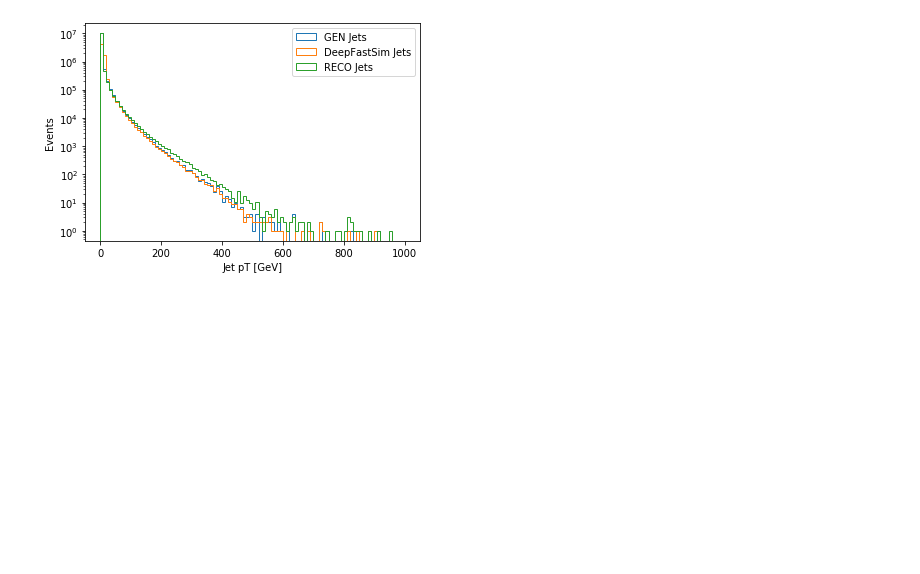
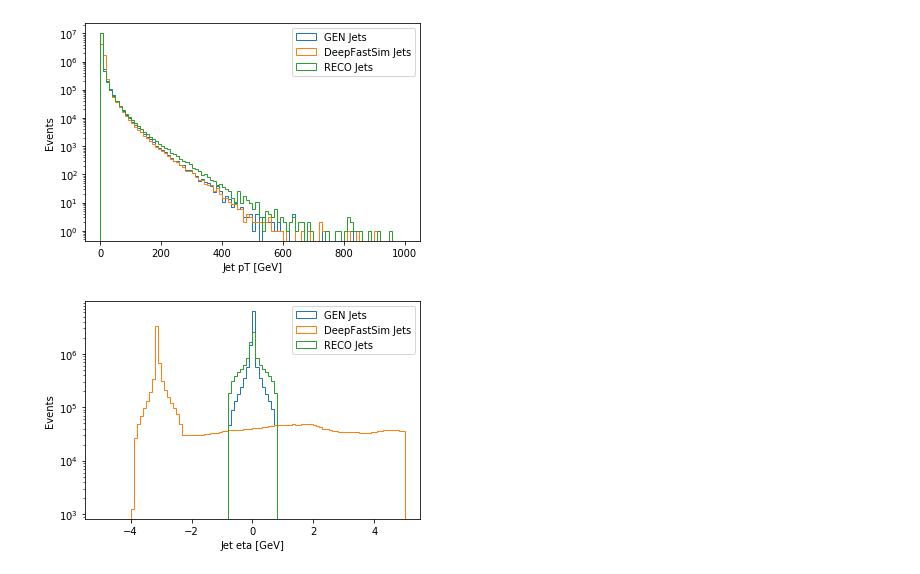
Before and after one commit to mpp-hep/JetGen, a Jupyter notebook: jupyter/JetGen_PostTrain.ipynb, the cells around one changed output. Saved outputs shown, nothing was run; the diff lists cells and outputs as text; code cells hidden in the pictures; blank space fills up the shorter version.

```diff
--- a/jupyter/JetGen_PostTrain.ipynb
+++ b/jupyter/JetGen_PostTrain.ipynb
@@ -118,3 +118,15 @@ plt.legend()
 plt.show()
 # %% [output]
 [figure]
+# %%
+# compare prediction to true value
+plt.hist(etaGen, range=(-5., 5.), bins=100, label="GEN Jets", histtype='step')
+plt.hist(etaDFS, range=(-5., 5.), bins=100, label="DeepFastSim Jets", histtype='step')
+plt.hist(etaTrue, range=(-5., 5.), bins=100, label="RECO Jets", histtype='step')
+plt.ylabel('Events')
+plt.xlabel('Jet eta [GeV]')
+plt.semilogy()
+plt.legend()
+plt.show()
+# %% [output]
+[figure, added]
```
Also changed, not shown: parts of 1 cell of this notebook.
